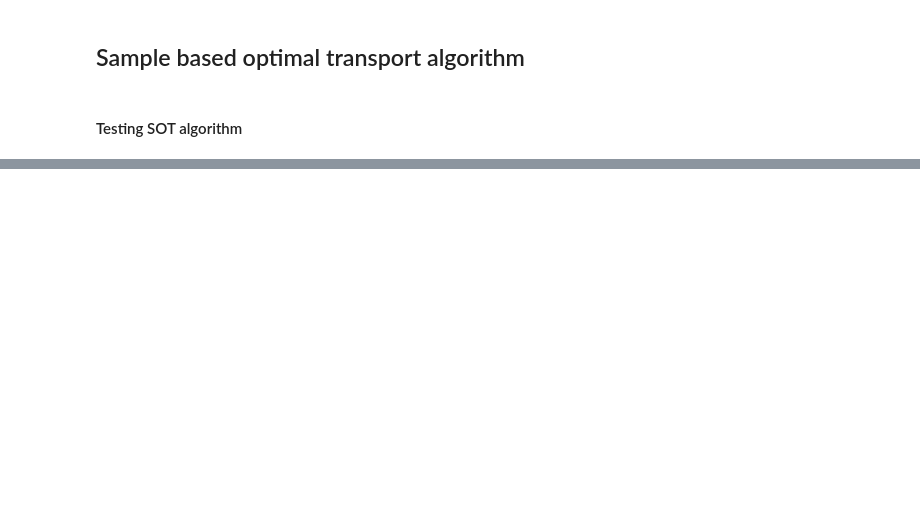
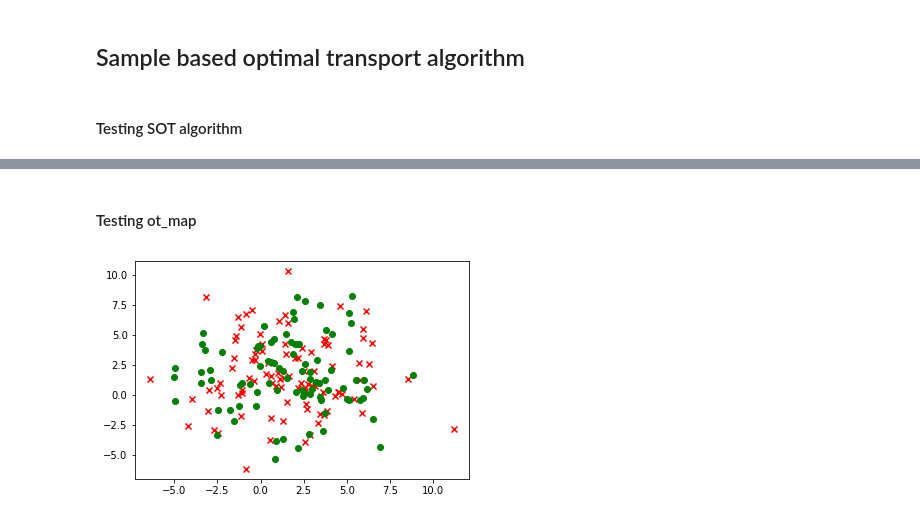
Before and after one commit to sidiatig/Sample-Based-Optimal-Transport, a Jupyter notebook: notebooks/SampleBasedOT.ipynb, the cells around one changed output, grey strips where cells are left out. Cells and saved outputs as stored; diff of their text form; code cells hidden in the pictures; blank space fills up the shorter version.

Commit message:
Updated README Added map_ot function Updated ipynb

```diff
--- a/notebooks/SampleBasedOT.ipynb
+++ b/notebooks/SampleBasedOT.ipynb
@@ -290,0 +293,30 @@ plt.show()
+# %%
+def ot_map(GF,s_maps):
+    '''Reconstructs optimal transport map given the basis functions and the coefficients
+    of the local maps at every steps. Returns the composition of these local maps.
+
+    Input/type/description
+    GF: M \times d array of lambda (functions). Contains basis functions for the map
+    s_maps: K \times M array of floats. Each line represents the M coefficients to reconstruct
+            the local map from step k to k+1.
+
+    Output/type description
+    Tnew : lambda (function) with input in R^d and output in R^d. Optimal transport map
+    '''
+    K, M = s_maps.shape
+    Tnew = lambda x: x + s_maps[0].dot(GF(x))
+    for k in range(1,K):
+        Told = Tnew
+        Tnew = lambda x, Toldloc = Told, kloc = k: Toldloc(x) + s_maps[kloc].dot(GF(Toldloc(x)))
+    return(Tnew)
+# %% [markdown]
+#### Testing ot_map
+# %%
+T2 = ot_map(GF,params)
+# %%
+Txs2 = np.array([T2(xs[k]) for k in range(len(xs))])
+# %%
+plt.scatter(Txs2[:,0], Txs2[:,1], c = 'r', marker = 'x')
+plt.scatter(xt[:,0],xt[:,1], c = 'g', marker = 'o');
+# %% [output]
+[figure, added]
```
Also changed, not shown: parts of 5 cells of this notebook, 4 other files.
